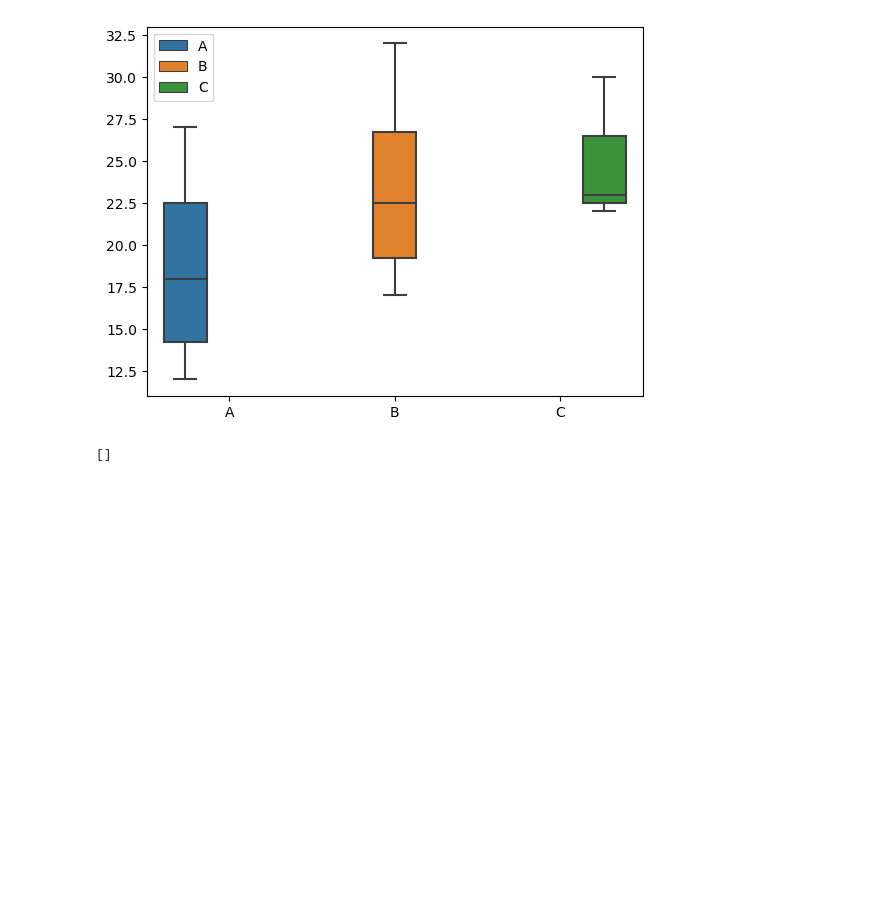
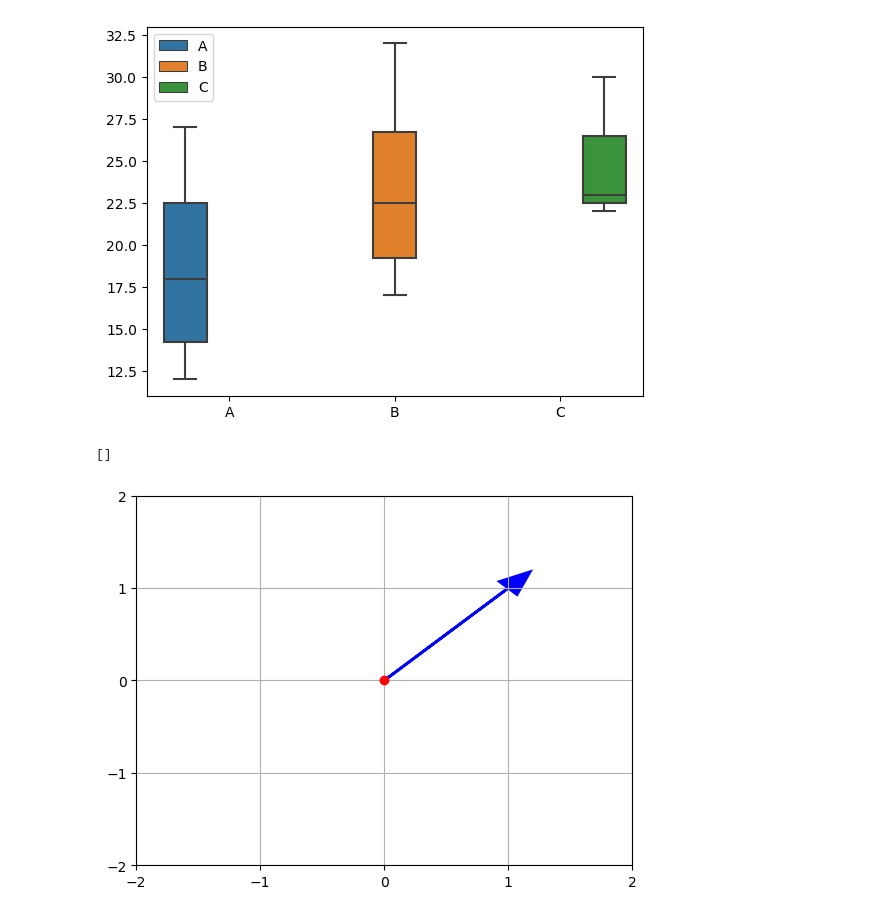
Before and after one commit to VanilaSudheer/data-analysis-playground, a Jupyter notebook: numpy.ipynb, the cells around one changed output. Saved outputs shown, nothing was run; the diff lists cells and outputs as text; code cells hidden in the pictures; blank space fills up the shorter version.

Commit message:
vector

```diff
--- a/numpy.ipynb
+++ b/numpy.ipynb
@@ -572,3 +572,24 @@ sns.boxplot(x='Category', y='Values', data=data, hue='Category')
 list(range(0,-5))
 # %% [output]
 []
+# %%
+import numpy as np
+import matplotlib.pyplot as plt
+%matplotlib inline
+#vector i+j
+v = np.array([1,1])
+
+#x axis
+ax = plt.axes()
+plt.plot(0,0,'or')
+ax.arrow(0,0,*v,color ='blue',head_width =0.2,head_length =0.25,linewidth =2.0)
+plt.xlim(-2,2)
+plt.ylim(-1,2)
+
+major_ticks = np.arange(-2,3)
+ax.set_xticks(major_ticks)
+ax.set_yticks(major_ticks)
+
+plt.grid(which='major',visible = True)
+# %% [output]
+[figure, added]
```
Also changed, not shown: parts of 4 cells of this notebook.
